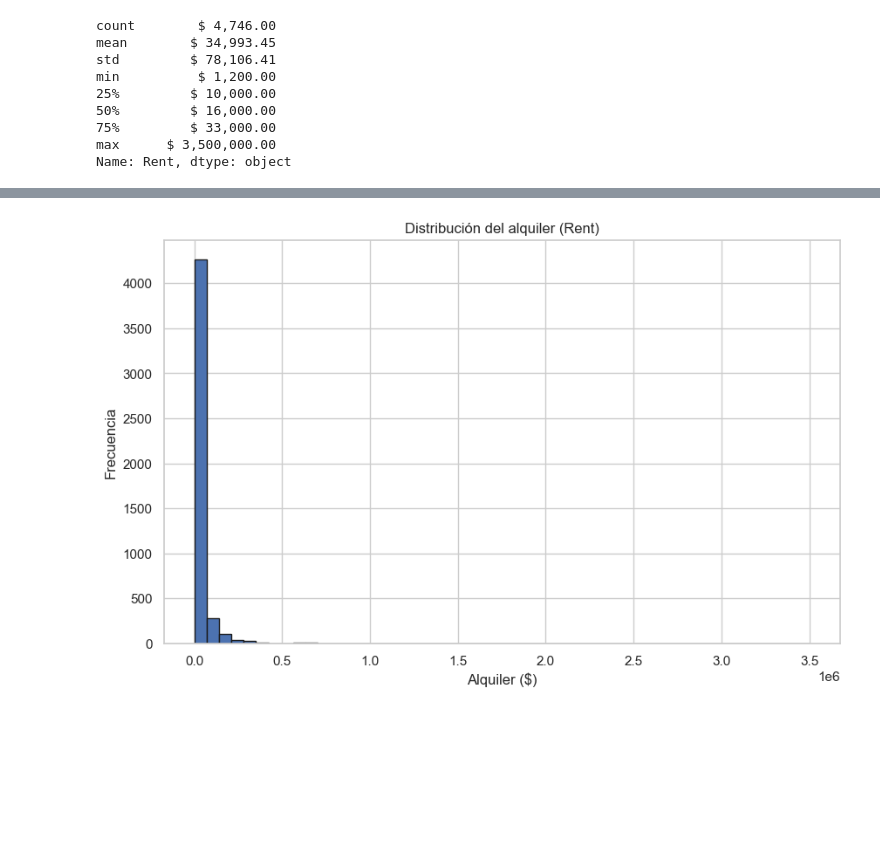
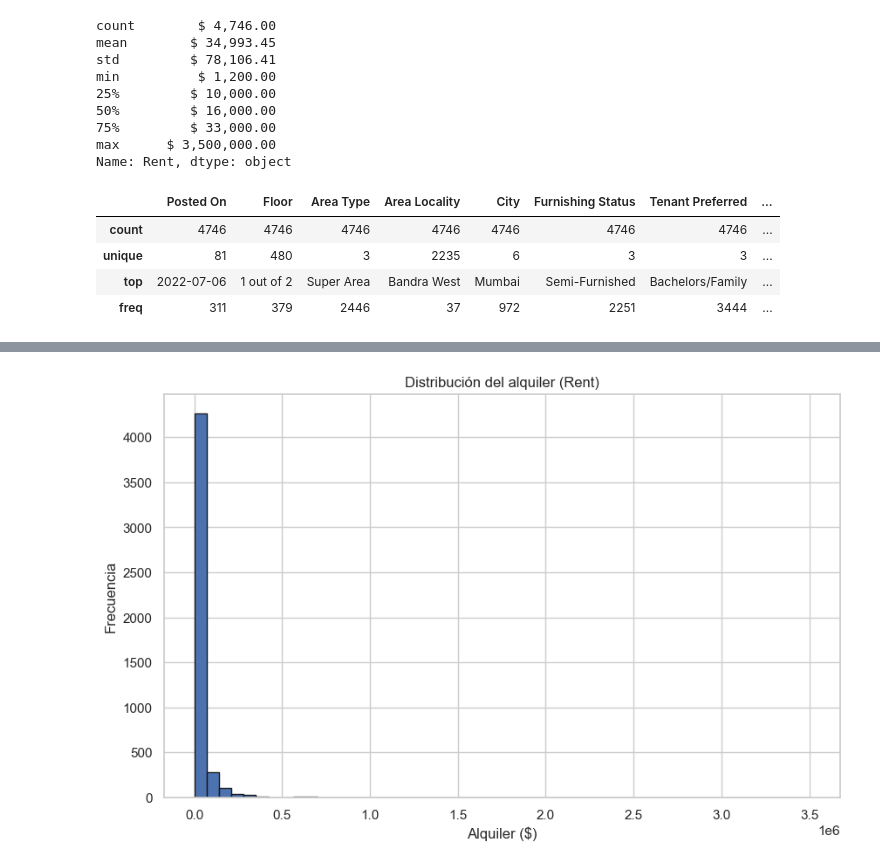
Before and after one commit to sagomeza1/DL_T1, a Jupyter notebook: notebooks/01_exploracion.ipynb, the cells around one changed output, grey strips where cells are left out. Drawn from its saved outputs; the diff is of its cells as text; code cells hidden in the pictures; blank space fills up the shorter version.

```diff
--- a/notebooks/01_exploracion.ipynb
+++ b/notebooks/01_exploracion.ipynb
@@ -36,3 +36,11 @@ min          $ 1,200.00
 75%         $ 33,000.00
 max      $ 3,500,000.00
 Name: Rent, dtype: object
+# %%
+df.describe(include="object")
+# %% [output]
+|  | Posted On | Floor | Area Type | Area Locality | City | Furnishing Status | Tenant Preferred | ... |
+| count | 4746 | 4746 | 4746 | 4746 | 4746 | 4746 | 4746 | ... |
+| unique | 81 | 480 | 3 | 2235 | 6 | 3 | 3 | ... |
+| top | 2022-07-06 | 1 out of 2 | Super Area | Bandra West | Mumbai | Semi-Furnished | Bachelors/Family | ... |
+| freq | 311 | 379 | 2446 | 37 | 972 | 2251 | 3444 | ... |
```
Also changed, not shown: parts of 1 cell of this notebook, 2 other files.
